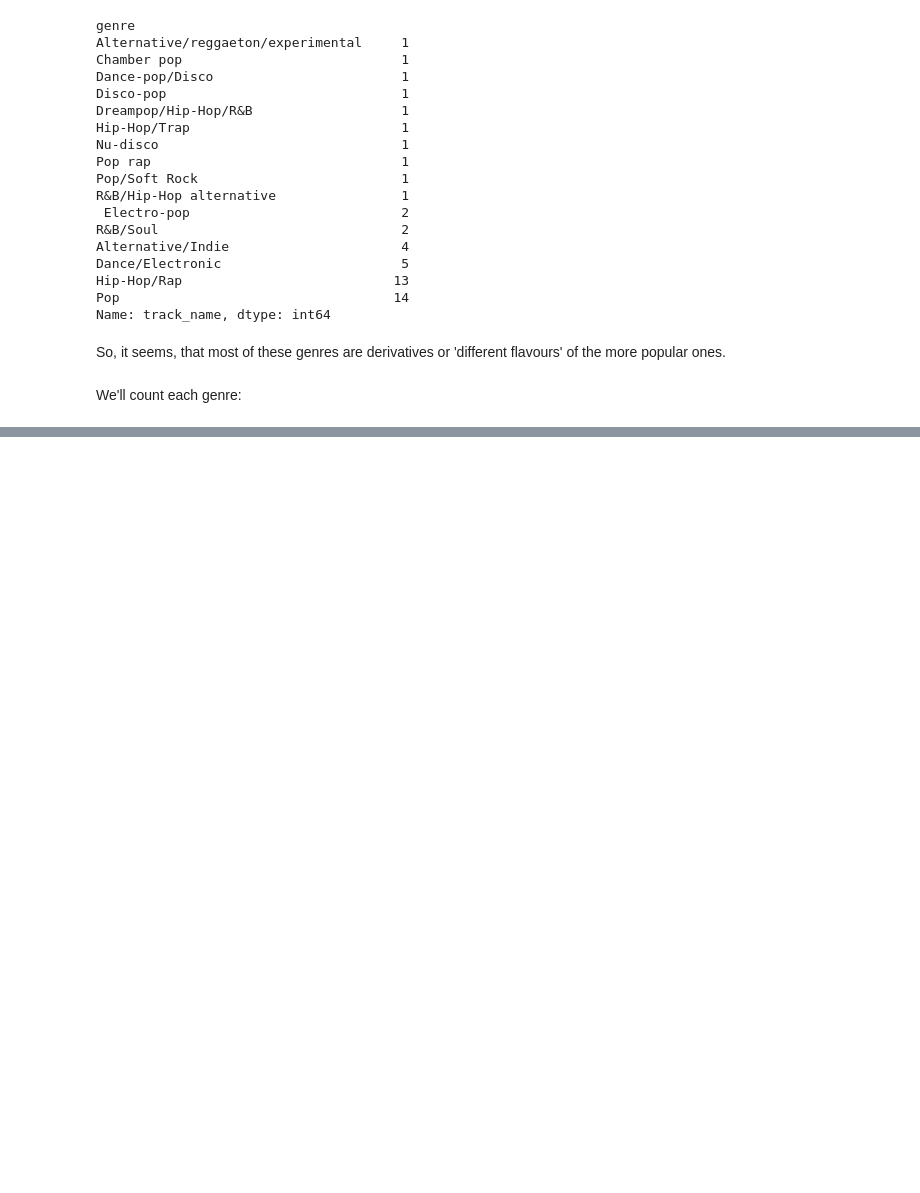
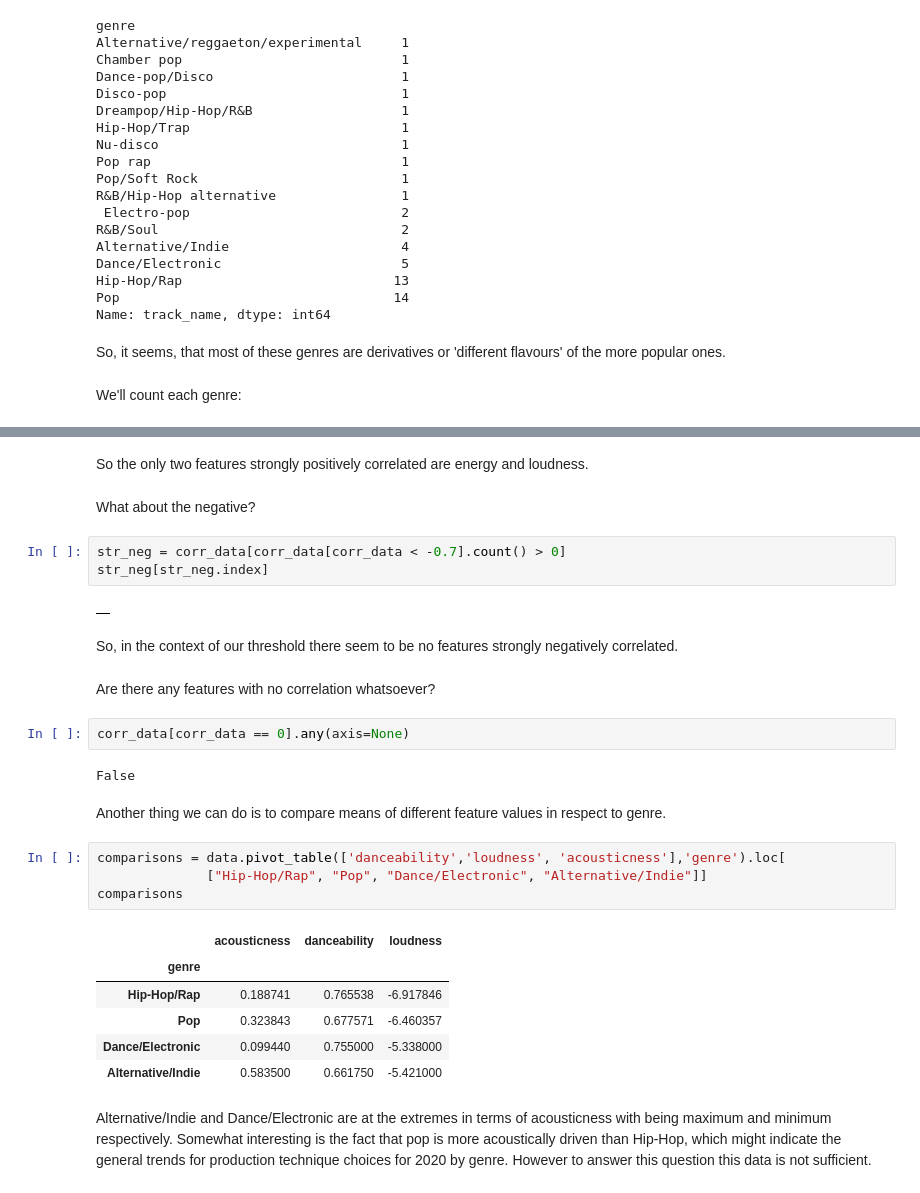
Before and after one commit to Jpooouks/top-50-spotify-eda, a Jupyter notebook: Spotify-Project-JP.ipynb, the cells around one changed output, grey strips where cells are left out. Drawn from its saved outputs; the diff is of its cells as text; blank space fills up the shorter version.

```diff
--- a/Spotify-Project-JP.ipynb
+++ b/Spotify-Project-JP.ipynb
@@ -259,0 +274,32 @@ corr_data.head(3)
+# %% [markdown]
+So the only two features strongly positively correlated are energy and loudness.
+# %% [markdown]
+What about the negative?
+# %%
+str_neg = corr_data[corr_data[corr_data < -0.7].count() > 0]
+str_neg[str_neg.index]
+# %% [output]
+|  |
+# %% [markdown]
+So, in the context of our threshold there seem to be no features strongly negatively correlated.
+# %% [markdown]
+Are there any features with no correlation whatsoever?
+# %%
+corr_data[corr_data == 0].any(axis=None)
+# %% [output]
+False
+# %% [markdown]
+Another thing we can do is to compare means of different feature values in respect to genre.
+# %%
+comparisons = data.pivot_table(['danceability','loudness', 'acousticness'],'genre').loc[
+              ["Hip-Hop/Rap", "Pop", "Dance/Electronic", "Alternative/Indie"]]
+comparisons
+# %% [output]
+|  | acousticness | danceability | loudness |
+| genre |  |  |  |
+| Hip-Hop/Rap | 0.188741 | 0.765538 | -6.917846 |
+| Pop | 0.323843 | 0.677571 | -6.460357 |
+| Dance/Electronic | 0.099440 | 0.755000 | -5.338000 |
+| Alternative/Indie | 0.583500 | 0.661750 | -5.421000 |
+# %% [markdown]
+Alternative/Indie and Dance/Electronic are at the extremes in terms of acousticness with being maximum and minimum respectively. Somewhat interesting is the fact that pop is more acoustically driven than Hip-Hop, which  might indicate the general trends for production technique choices for 2020 by genre. However to answer this question this data is not sufficient.
```
Also changed, not shown: parts of 18 cells of this notebook, 1 other file.
